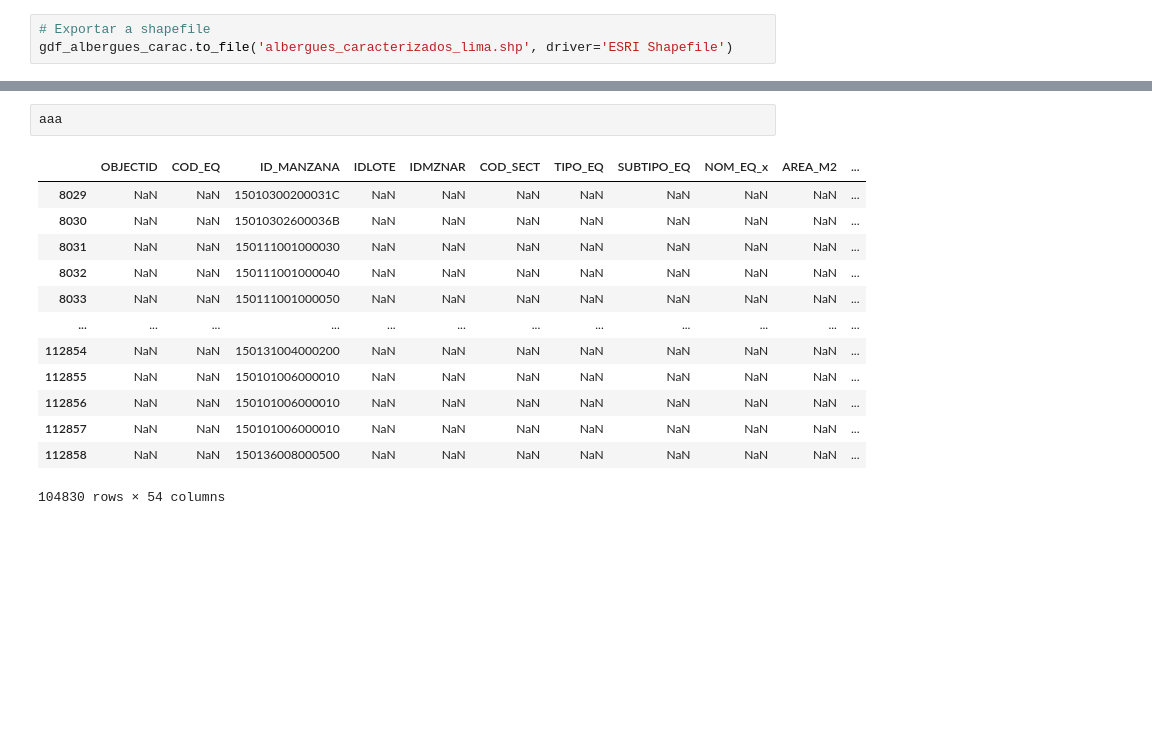
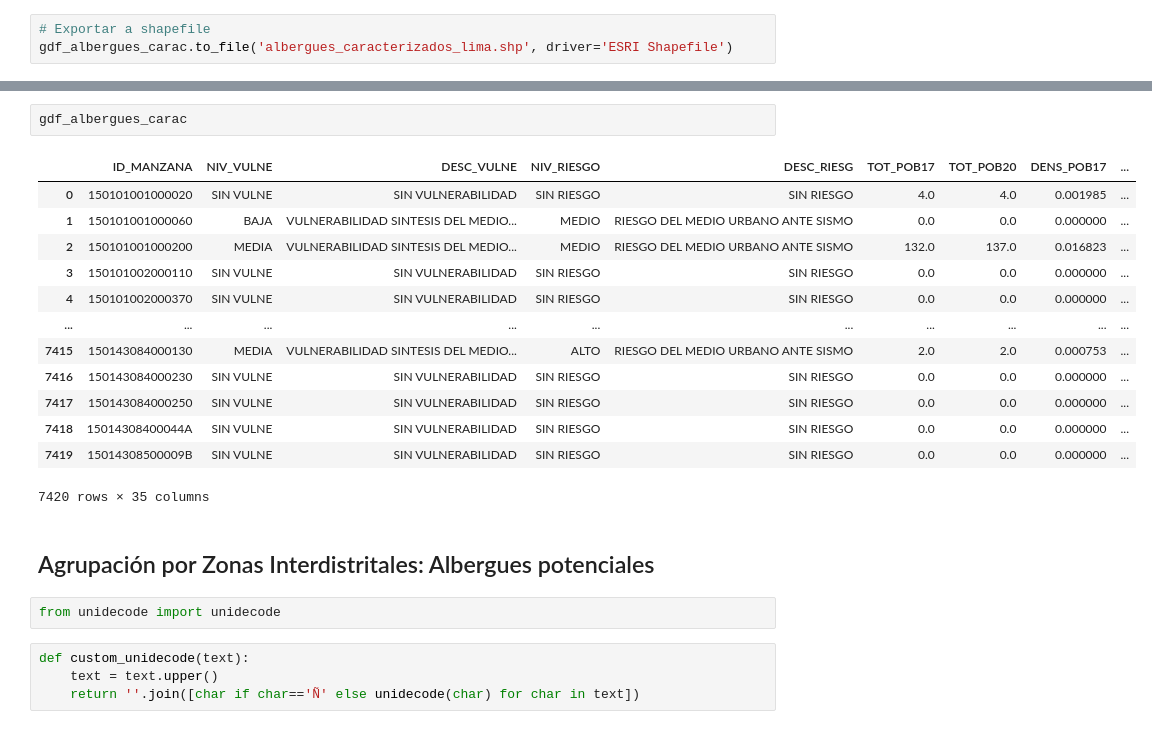
Before and after one commit to Amy-Checcllo/Shelters-for-Earthquakes-Repository, a Jupyter notebook: Albergues potenciales.ipynb, the cells around one changed output, grey strips where cells are left out. Drawn from its saved outputs; the diff is of its cells as text; blank space fills up the shorter version.

```diff
--- a/Albergues potenciales.ipynb
+++ b/Albergues potenciales.ipynb
@@ -395,16 +347,24 @@ aaa = gdf_carac_b[gdf_carac_b['_merge'] == 'right_only']
-# %%
-aaa
-# %% [output]
-|  | OBJECTID | COD_EQ | ID_MANZANA | IDLOTE | IDMZNAR | COD_SECT | TIPO_EQ | SUBTIPO_EQ | NOM_EQ_x | AREA_M2 | ... |
-| 8029 | NaN | NaN | 15010300200031C | NaN | NaN | NaN | NaN | NaN | NaN | NaN | ... |
-| 8030 | NaN | NaN | 15010302600036B | NaN | NaN | NaN | NaN | NaN | NaN | NaN | ... |
-| 8031 | NaN | NaN | 150111001000030 | NaN | NaN | NaN | NaN | NaN | NaN | NaN | ... |
-| 8032 | NaN | NaN | 150111001000040 | NaN | NaN | NaN | NaN | NaN | NaN | NaN | ... |
-| 8033 | NaN | NaN | 150111001000050 | NaN | NaN | NaN | NaN | NaN | NaN | NaN | ... |
-| ... | ... | ... | ... | ... | ... | ... | ... | ... | ... | ... | ... |
-| 112854 | NaN | NaN | 150131004000200 | NaN | NaN | NaN | NaN | NaN | NaN | NaN | ... |
-| 112855 | NaN | NaN | 150101006000010 | NaN | NaN | NaN | NaN | NaN | NaN | NaN | ... |
-| 112856 | NaN | NaN | 150101006000010 | NaN | NaN | NaN | NaN | NaN | NaN | NaN | ... |
-| 112857 | NaN | NaN | 150101006000010 | NaN | NaN | NaN | NaN | NaN | NaN | NaN | ... |
-| 112858 | NaN | NaN | 150136008000500 | NaN | NaN | NaN | NaN | NaN | NaN | NaN | ... |
-104830 rows × 54 columns
+# %%
+gdf_albergues_carac
+# %% [output]
+|  | ID_MANZANA | NIV_VULNE | DESC_VULNE | NIV_RIESGO | DESC_RIESG | TOT_POB17 | TOT_POB20 | DENS_POB17 | ... |
+| 0 | 150101001000020 | SIN VULNE | SIN VULNERABILIDAD | SIN RIESGO | SIN RIESGO | 4.0 | 4.0 | 0.001985 | ... |
+| 1 | 150101001000060 | BAJA | VULNERABILIDAD SINTESIS DEL MEDIO... | MEDIO | RIESGO DEL MEDIO URBANO ANTE SISMO | 0.0 | 0.0 | 0.000000 | ... |
+| 2 | 150101001000200 | MEDIA | VULNERABILIDAD SINTESIS DEL MEDIO... | MEDIO | RIESGO DEL MEDIO URBANO ANTE SISMO | 132.0 | 137.0 | 0.016823 | ... |
+| 3 | 150101002000110 | SIN VULNE | SIN VULNERABILIDAD | SIN RIESGO | SIN RIESGO | 0.0 | 0.0 | 0.000000 | ... |
+| 4 | 150101002000370 | SIN VULNE | SIN VULNERABILIDAD | SIN RIESGO | SIN RIESGO | 0.0 | 0.0 | 0.000000 | ... |
+| ... | ... | ... | ... | ... | ... | ... | ... | ... | ... |
+| 7415 | 150143084000130 | MEDIA | VULNERABILIDAD SINTESIS DEL MEDIO... | ALTO | RIESGO DEL MEDIO URBANO ANTE SISMO | 2.0 | 2.0 | 0.000753 | ... |
+| 7416 | 150143084000230 | SIN VULNE | SIN VULNERABILIDAD | SIN RIESGO | SIN RIESGO | 0.0 | 0.0 | 0.000000 | ... |
+| 7417 | 150143084000250 | SIN VULNE | SIN VULNERABILIDAD | SIN RIESGO | SIN RIESGO | 0.0 | 0.0 | 0.000000 | ... |
+| 7418 | 15014308400044A | SIN VULNE | SIN VULNERABILIDAD | SIN RIESGO | SIN RIESGO | 0.0 | 0.0 | 0.000000 | ... |
+| 7419 | 15014308500009B | SIN VULNE | SIN VULNERABILIDAD | SIN RIESGO | SIN RIESGO | 0.0 | 0.0 | 0.000000 | ... |
+7420 rows × 35 columns
+# %% [markdown]
+## Agrupación por Zonas Interdistritales: Albergues potenciales
+# %%
+from unidecode import unidecode
+# %%
+def custom_unidecode(text):
+    text = text.upper()
+    return ''.join([char if char=='Ñ' else unidecode(char) for char in text])
```
Also changed, not shown: parts of 119 cells of this notebook, 1 other file.
